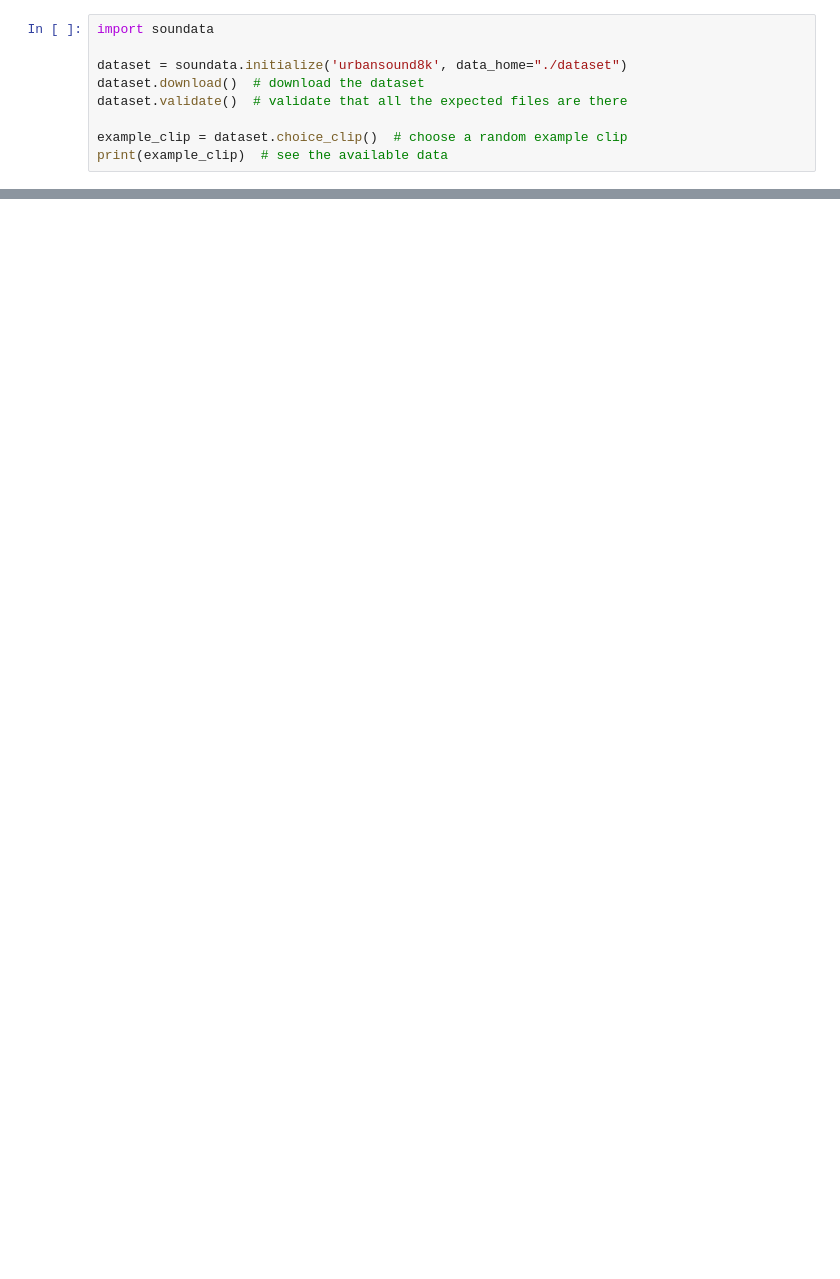
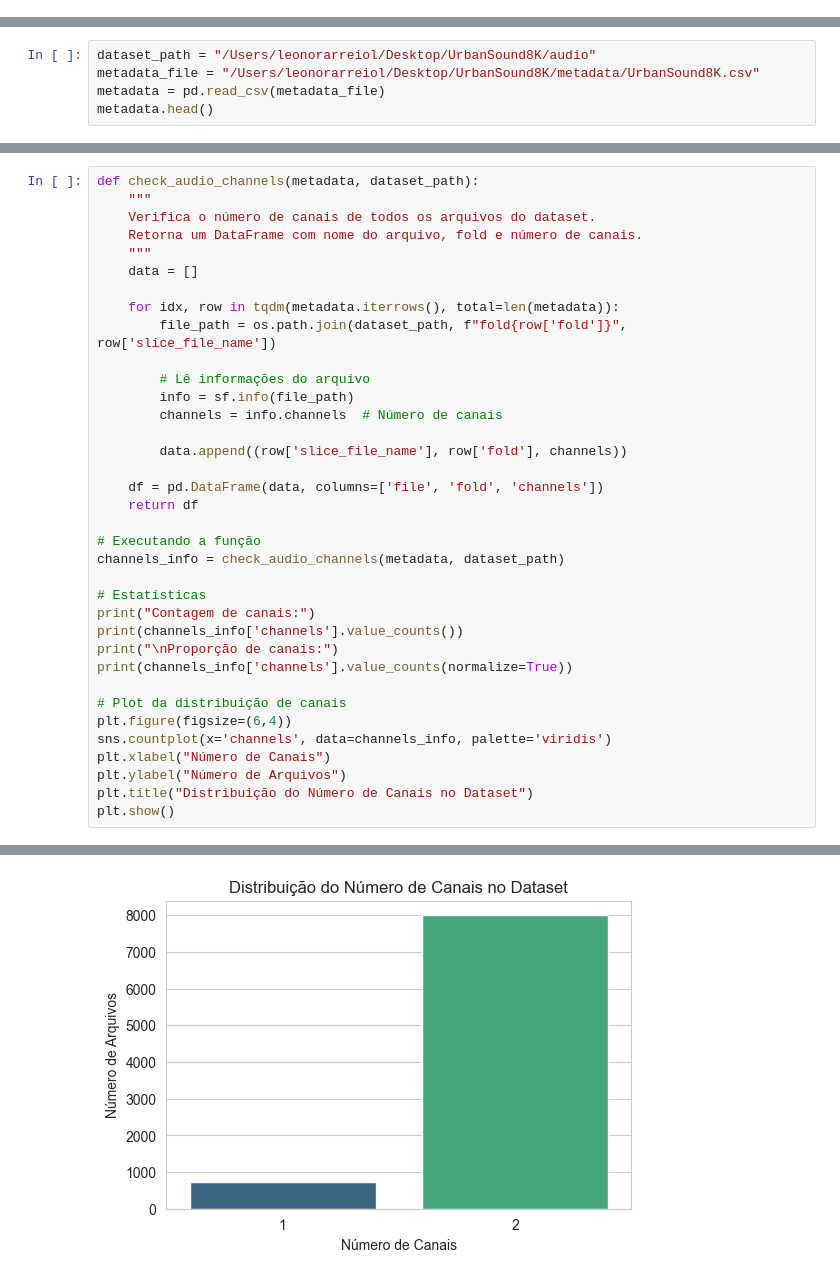
Before and after one commit to Filipe-Leao/urbansound8k---Neural-Networks, a Jupyter notebook: trabalho.ipynb, the cells around one changed output, grey strips where cells are left out. Drawn from its saved outputs; the diff is of its cells as text; blank space fills up the shorter version.

```diff
--- a/trabalho.ipynb
+++ b/trabalho.ipynb
@@ -3,9 +0,0 @@
-# %%
-import soundata
-
-dataset = soundata.initialize('urbansound8k', data_home="./dataset")
-dataset.download()  # download the dataset
-dataset.validate()  # validate that all the expected files are there
-
-example_clip = dataset.choice_clip()  # choose a random example clip
-print(example_clip)  # see the available data
@@ -38,0 +57,5 @@ Enquanto só estamos a testar e não a rodar para a entrega do trabalho testar e
+# %%
+dataset_path = "/Users/leonorarreiol/Desktop/UrbanSound8K/audio"
+metadata_file = "/Users/leonorarreiol/Desktop/UrbanSound8K/metadata/UrbanSound8K.csv"
+metadata = pd.read_csv(metadata_file)
+metadata.head()
@@ -38,0 +363,37 @@ Enquanto só estamos a testar e não a rodar para a entrega do trabalho testar e
+# %%
+def check_audio_channels(metadata, dataset_path):
+    """
+    Verifica o número de canais de todos os arquivos do dataset.
+    Retorna um DataFrame com nome do arquivo, fold e número de canais.
+    """
+    data = []
+
+    for idx, row in tqdm(metadata.iterrows(), total=len(metadata)):
+        file_path = os.path.join(dataset_path, f"fold{row['fold']}", row['slice_file_name'])
+
+        # Lê informações do arquivo
+        info = sf.info(file_path)
+        channels = info.channels  # Número de canais
+
+        data.append((row['slice_file_name'], row['fold'], channels))
+
+    df = pd.DataFrame(data, columns=['file', 'fold', 'channels'])
+    return df
+
+# Executando a função
+channels_info = check_audio_channels(metadata, dataset_path)
+
+# Estatísticas
+print("Contagem de canais:")
+print(channels_info['channels'].value_counts())
+print("\nProporção de canais:")
+print(channels_info['channels'].value_counts(normalize=True))
+
+# Plot da distribuição de canais
+plt.figure(figsize=(6,4))
+sns.countplot(x='channels', data=channels_info, palette='viridis')
+plt.xlabel("Número de Canais")
+plt.ylabel("Número de Arquivos")
+plt.title("Distribuição do Número de Canais no Dataset")
+plt.show()
+# %% [output]
@@ -38,0 +414 @@ Enquanto só estamos a testar e não a rodar para a entrega do trabalho testar e
+[figure, added]
```
Also changed, not shown: parts of 45 cells of this notebook.
